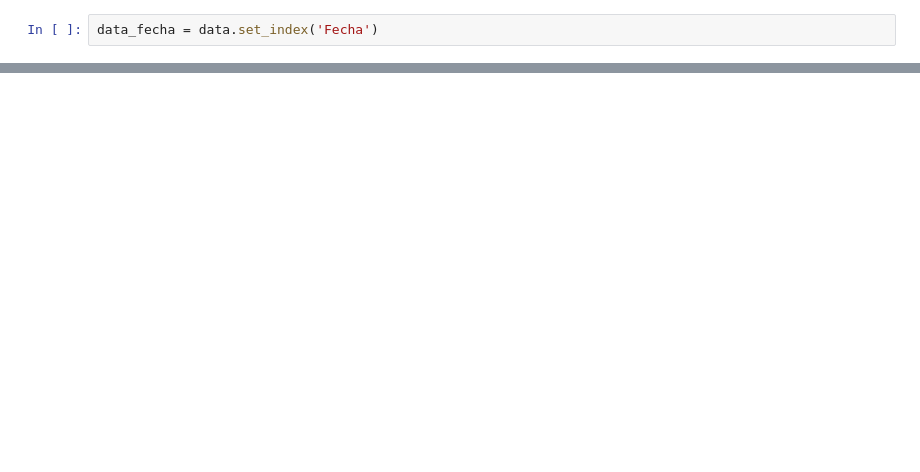
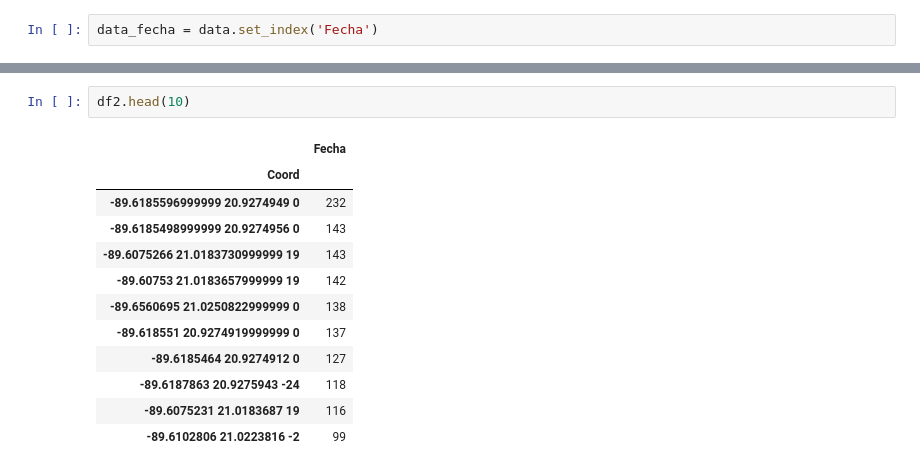
Before and after one commit to emmanuelvazc/My-sites-Google-Maps, a Jupyter notebook: My_sites_Google_Maps.ipynb, the cells around one changed output, grey strips where cells are left out. Drawn from its saved outputs; the diff is of its cells as text; blank space fills up the shorter version.

```diff
--- a/My_sites_Google_Maps.ipynb
+++ b/My_sites_Google_Maps.ipynb
@@ -75,0 +50,15 @@ df2.plot(kind='bar')
+# %%
+df2.head(10)
+# %% [output]
+|  | Fecha |
+| Coord |  |
+| -89.6185596999999 20.9274949 0 | 232 |
+| -89.6185498999999 20.9274956 0 | 143 |
+| -89.6075266 21.0183730999999 19 | 143 |
+| -89.60753 21.0183657999999 19 | 142 |
+| -89.6560695 21.0250822999999 0 | 138 |
+| -89.618551 20.9274919999999 0 | 137 |
+| -89.6185464 20.9274912 0 | 127 |
+| -89.6187863 20.9275943 -24 | 118 |
+| -89.6075231 21.0183687 19 | 116 |
+| -89.6102806 21.0223816 -2 | 99 |
```
Also changed, not shown: parts of 15 cells of this notebook.
